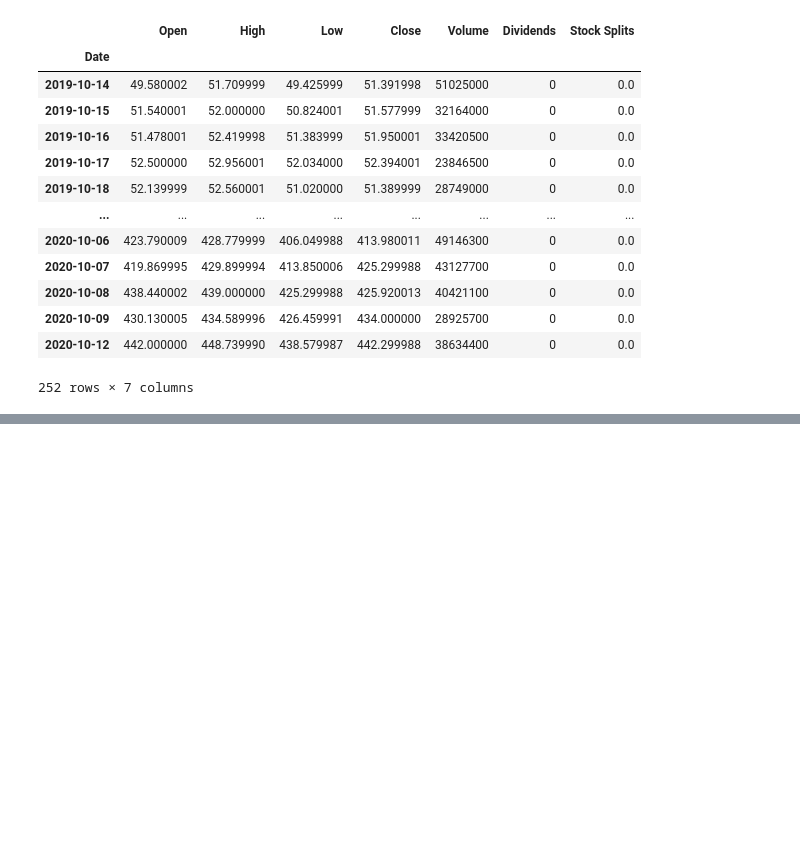
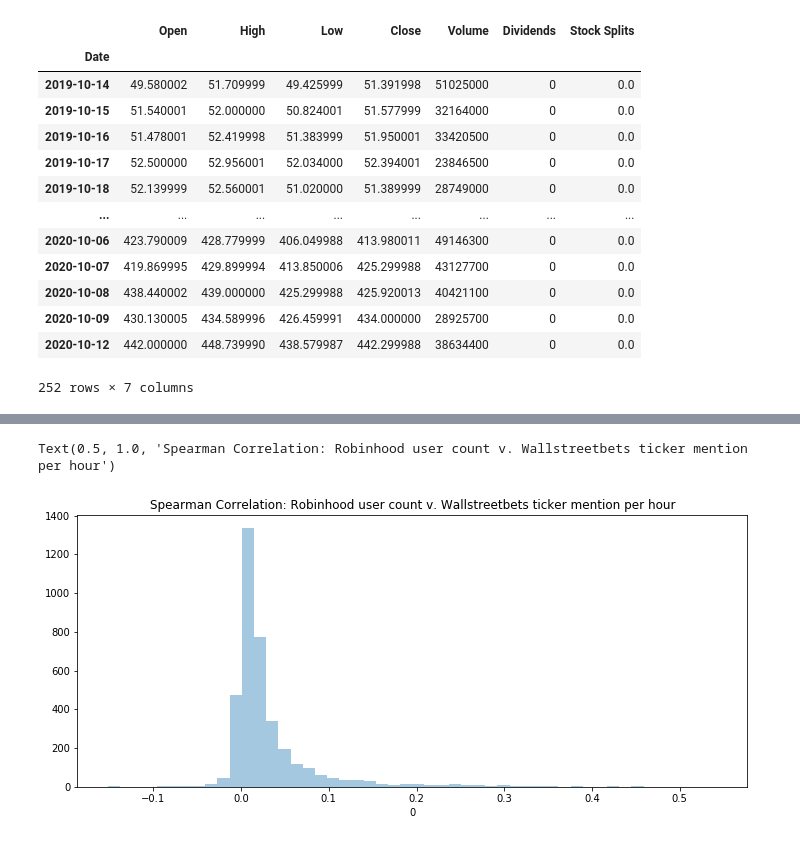
Before and after one commit to DS4A-mathemagicians/robintrack, a Jupyter notebook: robintrack analysis.ipynb, the cells around one changed output, grey strips where cells are left out. Cells and saved outputs as stored; diff of their text form; code cells hidden in the pictures; blank space fills up the shorter version.

Commit message:
more analysis
before v. after covid on robinhood and wsb,
sector comparison,
top 20 tickers for spearman and ccf

```diff
--- a/robintrack analysis.ipynb
+++ b/robintrack analysis.ipynb
@@ -1109,0 +1144,2 @@ ImportError: cannot import name 'get_compression_method' from 'pandas.io.common'
+# %%
+final_user_df.index = final_user_df.index.tz_localize('UTC').tz_convert('US/Eastern')
@@ -1109,0 +1164,6 @@ ImportError: cannot import name 'get_compression_method' from 'pandas.io.common'
+# %%
+# below code blocks from Annie's Wall-Street-Bet
+
+ticker = 'HTZ'
+df = pd.DataFrame(final_user_df[ticker])
+df['tickers_per_hour'] = ticker_df[ticker]
@@ -1109,0 +1191,16 @@ ImportError: cannot import name 'get_compression_method' from 'pandas.io.common'
+# %%
+# get all Spearman Correlation
+res = []
+name = []
+for ticker in ticker_df.columns[1:]:
+    try:
+        a = pd.DataFrame(final_user_df[ticker])
+        a['tickers_per_hour'] = ticker_df[ticker]
+        a.dropna(inplace = True)
+        r = stats.spearmanr(a.tickers_per_hour,a[ticker])[0]
+        res += [r]
+        name +=[ticker]
+    except:
+        pass
+# %%
+ticker_cor = pd.DataFrame(res, name)
@@ -1109,0 +1224,7 @@ ImportError: cannot import name 'get_compression_method' from 'pandas.io.common'
+# %%
+plt.figure(figsize = (12, 5))
+sns.distplot(ticker_cor[0].dropna(), kde= False)
+plt.title("Spearman Correlation: Robinhood user count v. Wallstreetbets ticker mention per hour")
+# %% [output]
+Text(0.5, 1.0, 'Spearman Correlation: Robinhood user count v. Wallstreetbets ticker mention per hour')
+[figure, added]
```
Also changed, not shown: parts of 180 cells of this notebook.
